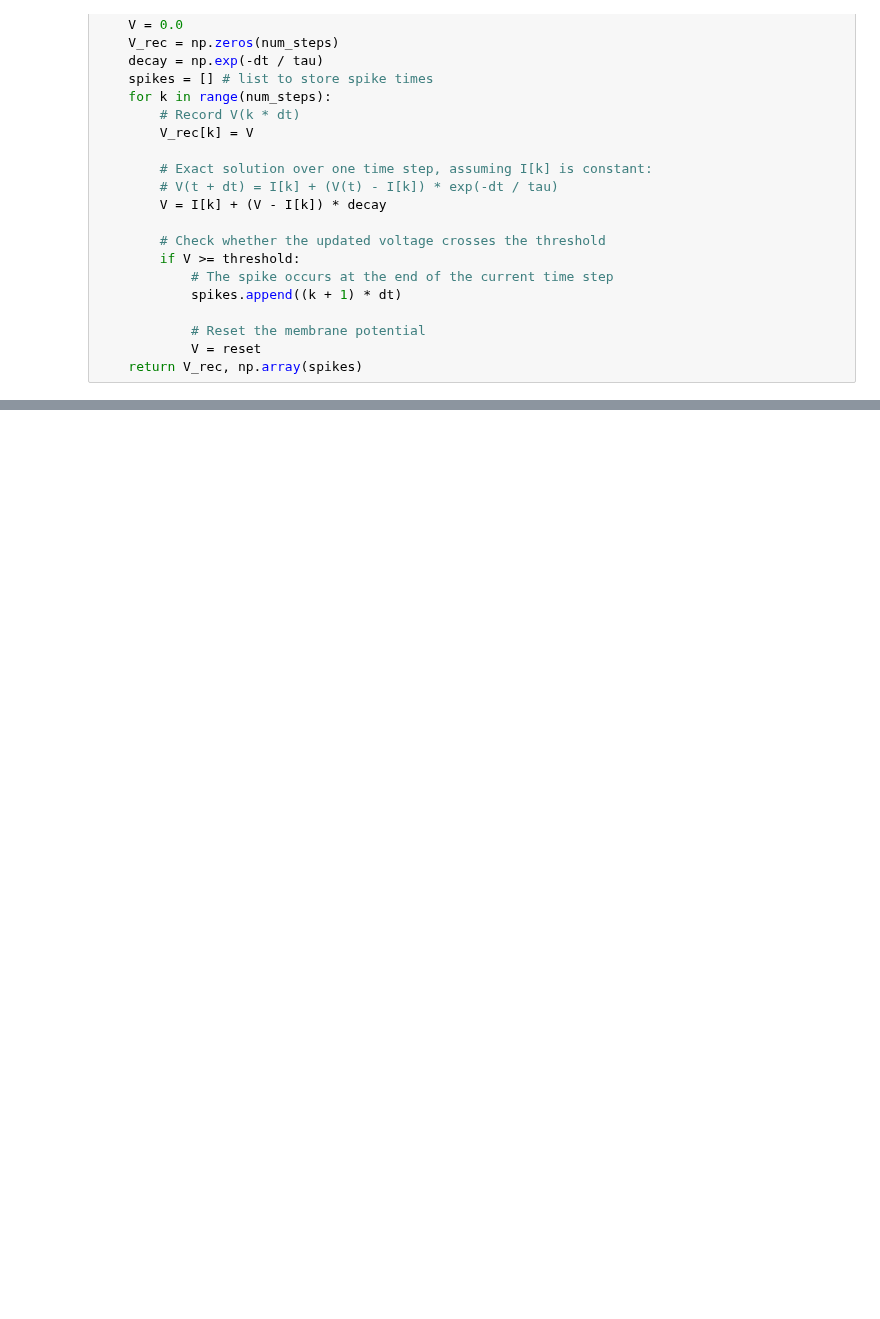
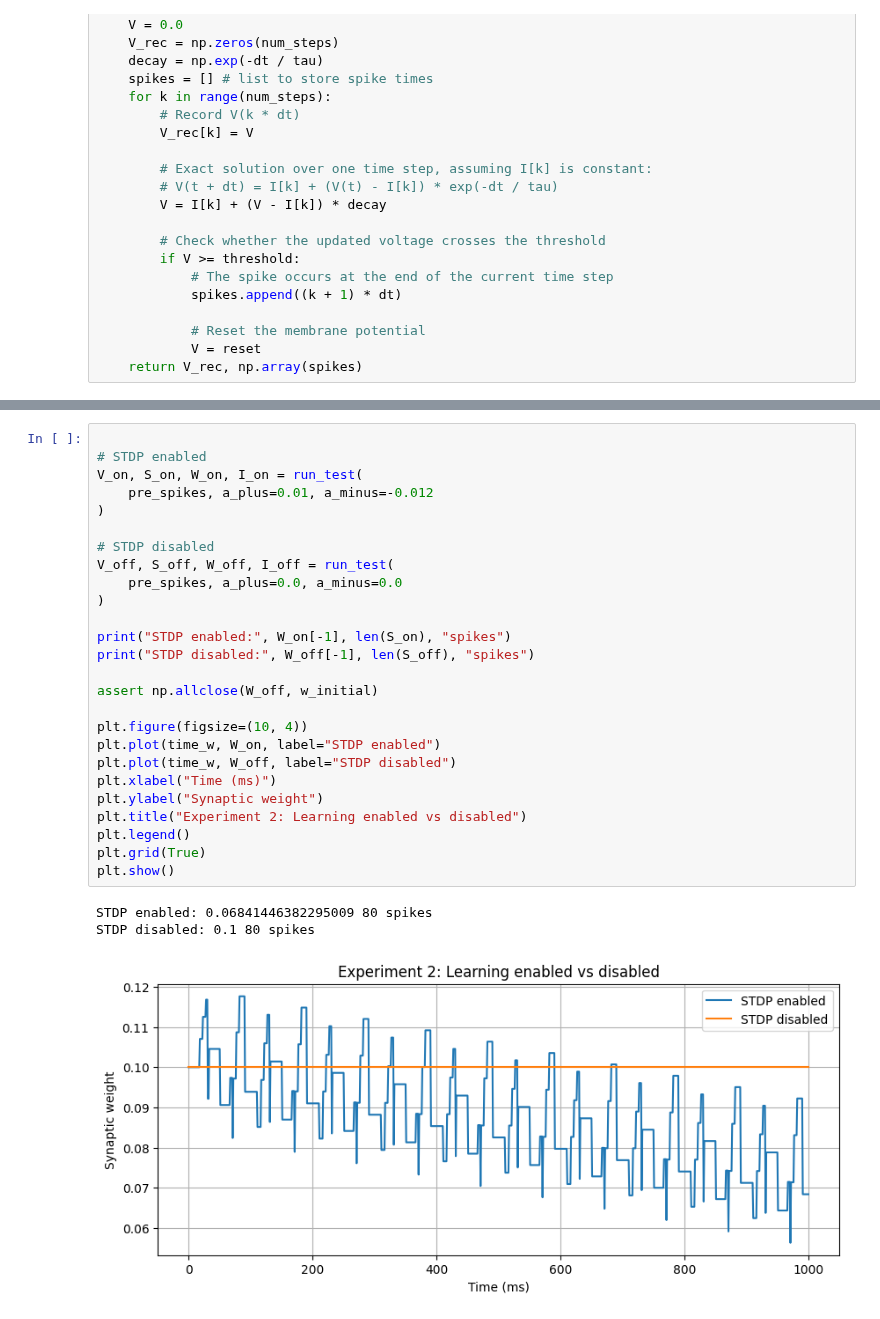
Before and after one commit to AliSalehiAhmadabad/Neuroscience_for_machine_learners, a Jupyter notebook: w4-learning/w4-learning-exercise.ipynb, the cells around one changed output, grey strips where cells are left out. Saved outputs shown, nothing was run; the diff lists cells and outputs as text; blank space fills up the shorter version.

```diff
--- a/w4-learning/w4-learning-exercise.ipynb
+++ b/w4-learning/w4-learning-exercise.ipynb
@@ -170,0 +312,30 @@ print(S_neu1)
+# %%
+
+# STDP enabled
+V_on, S_on, W_on, I_on = run_test(
+    pre_spikes, a_plus=0.01, a_minus=-0.012
+)
+
+# STDP disabled
+V_off, S_off, W_off, I_off = run_test(
+    pre_spikes, a_plus=0.0, a_minus=0.0
+)
+
+print("STDP enabled:", W_on[-1], len(S_on), "spikes")
+print("STDP disabled:", W_off[-1], len(S_off), "spikes")
+
+assert np.allclose(W_off, w_initial)
+
+plt.figure(figsize=(10, 4))
+plt.plot(time_w, W_on, label="STDP enabled")
+plt.plot(time_w, W_off, label="STDP disabled")
+plt.xlabel("Time (ms)")
+plt.ylabel("Synaptic weight")
+plt.title("Experiment 2: Learning enabled vs disabled")
+plt.legend()
+plt.grid(True)
+plt.show()
+# %% [output]
+STDP enabled: 0.06841446382295009 80 spikes
+STDP disabled: 0.1 80 spikes
+[figure, added]
```
Also changed, not shown: parts of 10 cells of this notebook.
